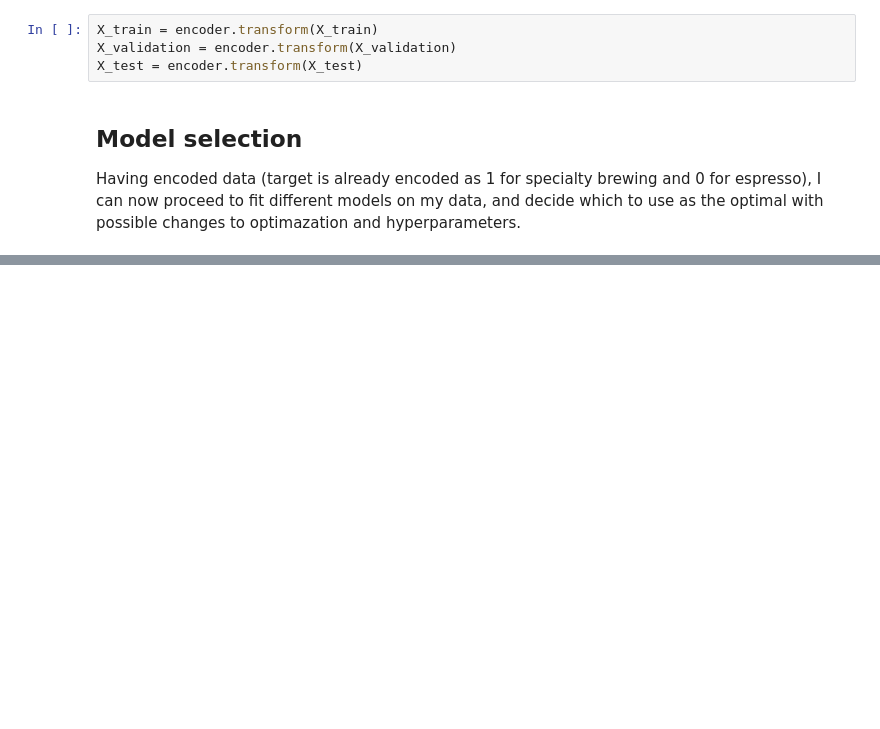
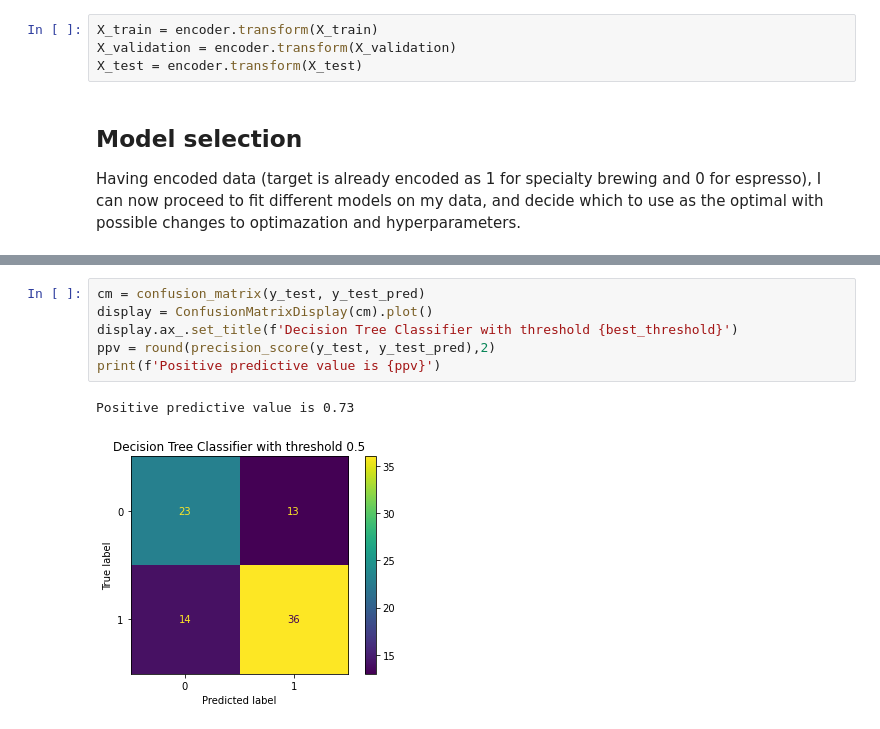
Before and after one commit to dominikacecylia/Tailored-brewing, a Jupyter notebook: tailored_brewing_classification.ipynb, the cells around one changed output, grey strips where cells are left out. Drawn from its saved outputs; the diff is of its cells as text; blank space fills up the shorter version.

```diff
--- a/tailored_brewing_classification.ipynb
+++ b/tailored_brewing_classification.ipynb
@@ -152,0 +171,9 @@ y_pred = (clf.predict_proba(X_test)[:,1] >= 0.3).astype(bool) # set threshold as
+# %%
+cm = confusion_matrix(y_test, y_test_pred)
+display = ConfusionMatrixDisplay(cm).plot()
+display.ax_.set_title(f'Decision Tree Classifier with threshold {best_threshold}')
+ppv = round(precision_score(y_test, y_test_pred),2)
+print(f'Positive predictive value is {ppv}')
+# %% [output]
+Positive predictive value is 0.73
+[figure, added]
```
Also changed, not shown: parts of 39 cells of this notebook.
